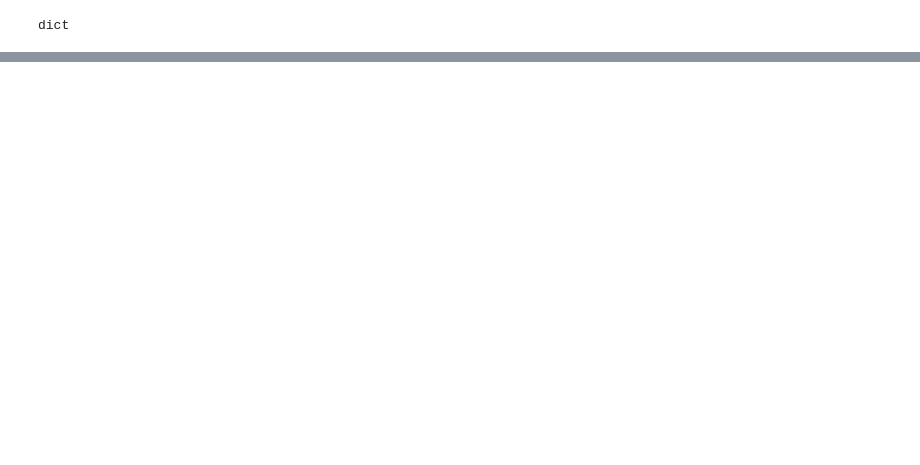
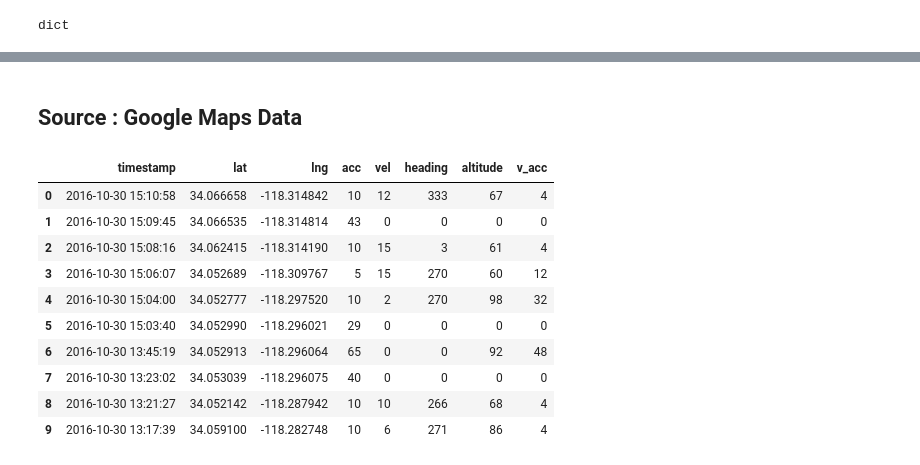
Before and after one commit to aaronk313/dsi, a Jupyter notebook: Project_sg1.ipynb, the cells around one changed output, grey strips where cells are left out. Cells and saved outputs as stored; diff of their text form; code cells hidden in the pictures; blank space fills up the shorter version.

```diff
--- a/Project_sg1.ipynb
+++ b/Project_sg1.ipynb
@@ -108,0 +177,8 @@ locations
+# %% [markdown]
+## Source : Google Maps Data
+# %%
+g_loc_hist_raw = pd.read_json('LocationHistory.json')
+# %%
+gmaps_columns = ['timestamp','lat','lng','acc','vel','heading','altitude','v_acc']
+# %%
+gmaps_coord_disp = 10.**7
@@ -108,0 +227,16 @@ locations
+# %%
+gloc_hist = pandify_gloc_data(g_loc_hist_raw['locations'],gmaps_columns,gmaps_coord_disp)
+# %%
+gloc_hist.head(10)
+# %% [output]
+|  | timestamp | lat | lng | acc | vel | heading | altitude | v_acc |
+| 0 | 2016-10-30 15:10:58 | 34.066658 | -118.314842 | 10 | 12 | 333 | 67 | 4 |
+| 1 | 2016-10-30 15:09:45 | 34.066535 | -118.314814 | 43 | 0 | 0 | 0 | 0 |
+| 2 | 2016-10-30 15:08:16 | 34.062415 | -118.314190 | 10 | 15 | 3 | 61 | 4 |
+| 3 | 2016-10-30 15:06:07 | 34.052689 | -118.309767 | 5 | 15 | 270 | 60 | 12 |
+| 4 | 2016-10-30 15:04:00 | 34.052777 | -118.297520 | 10 | 2 | 270 | 98 | 32 |
+| 5 | 2016-10-30 15:03:40 | 34.052990 | -118.296021 | 29 | 0 | 0 | 0 | 0 |
+| 6 | 2016-10-30 13:45:19 | 34.052913 | -118.296064 | 65 | 0 | 0 | 92 | 48 |
+| 7 | 2016-10-30 13:23:02 | 34.053039 | -118.296075 | 40 | 0 | 0 | 0 | 0 |
+| 8 | 2016-10-30 13:21:27 | 34.052142 | -118.287942 | 10 | 10 | 266 | 68 | 4 |
+| 9 | 2016-10-30 13:17:39 | 34.059100 | -118.282748 | 10 | 6 | 271 | 86 | 4 |
```
Also changed, not shown: parts of 28 cells of this notebook, 14 other files.
